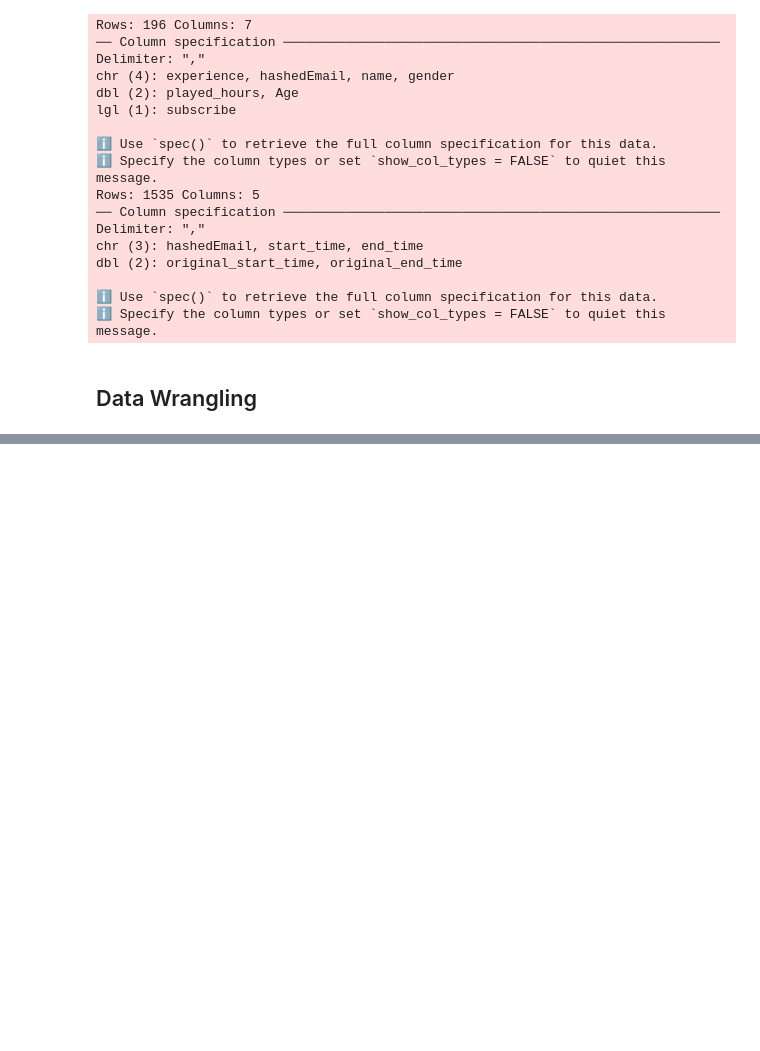
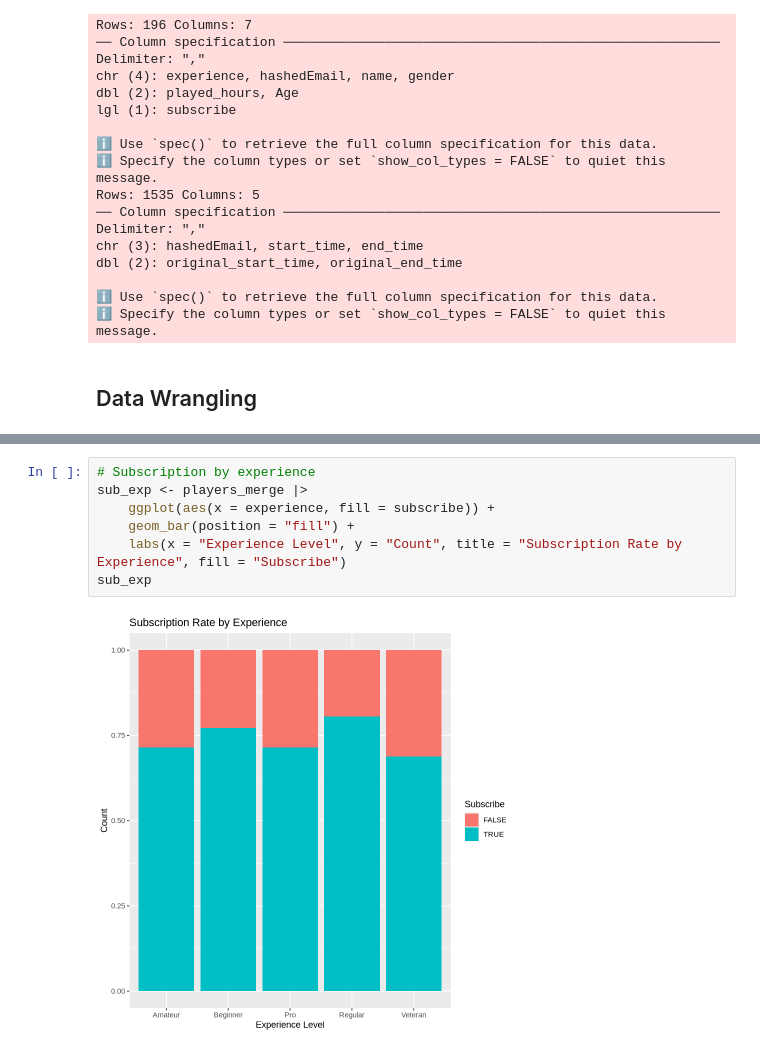
Before and after one commit to yoshiolives/dsci100-minecraft-project, a Jupyter notebook: project.ipynb, the cells around one changed output, grey strips where cells are left out. Saved outputs shown, nothing was run; the diff lists cells and outputs as text; blank space fills up the shorter version.

```diff
--- a/project.ipynb
+++ b/project.ipynb
@@ -90,0 +79,9 @@ player_join <-
+# %%
+# Subscription by experience
+sub_exp <- players_merge |>
+    ggplot(aes(x = experience, fill = subscribe)) +
+    geom_bar(position = "fill") +
+    labs(x = "Experience Level", y = "Count", title = "Subscription Rate by Experience", fill = "Subscribe")
+sub_exp
+# %% [output]
+[figure, added]
```
Also changed, not shown: parts of 5 cells of this notebook.
